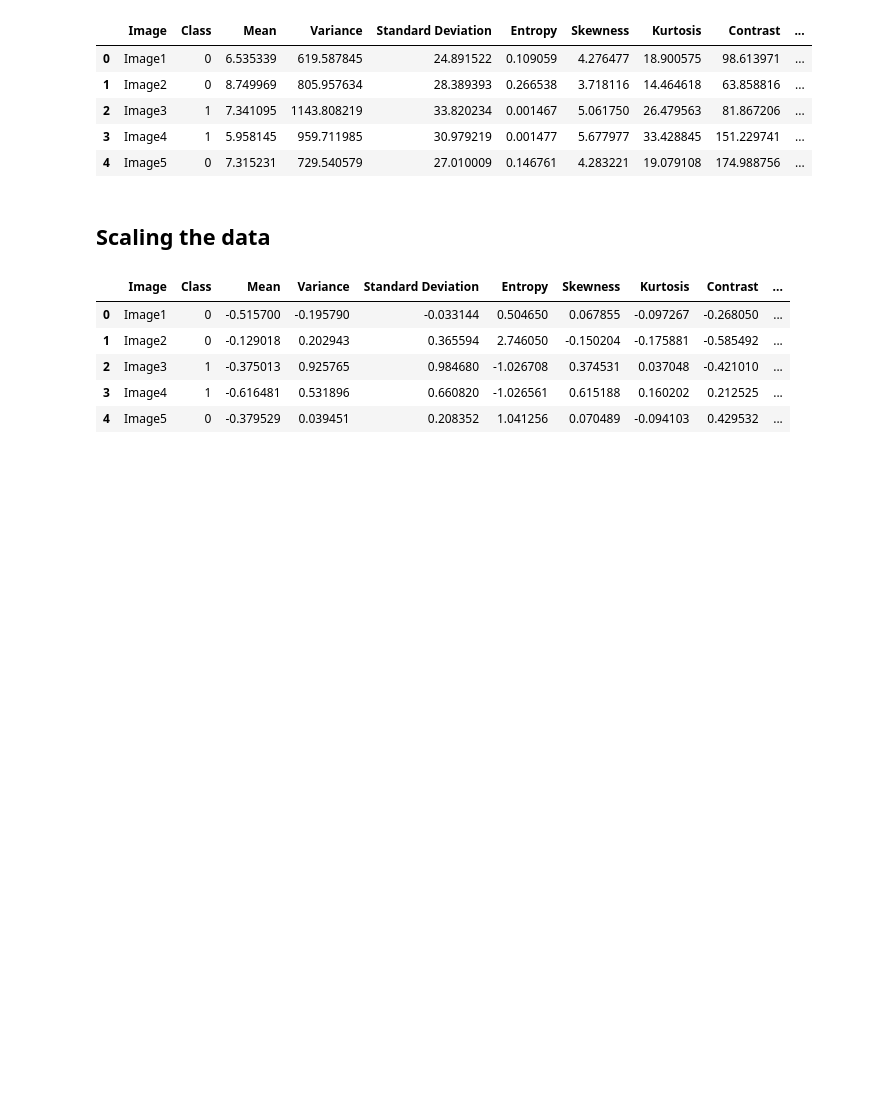
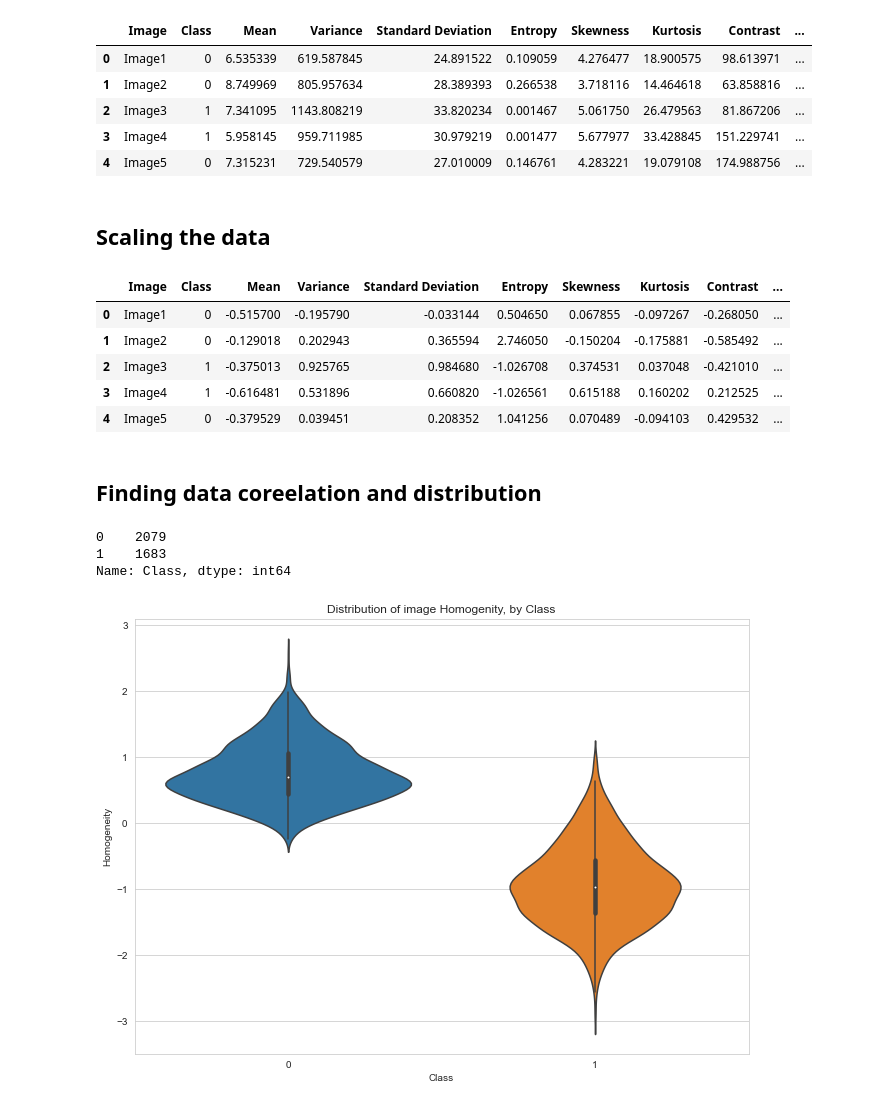
Before and after one commit to Ayush0607-create/Brain-Tumor-Detection, a Jupyter notebook: Notebook.ipynb, the cells around one changed output. Saved outputs shown, nothing was run; the diff lists cells and outputs as text; code cells hidden in the pictures; blank space fills up the shorter version.

```diff
--- a/Notebook.ipynb
+++ b/Notebook.ipynb
@@ -51,3 +52,19 @@ data.head()
 | 2 | Image3 | 1 | -0.375013 | 0.925765 | 0.984680 | -1.026708 | 0.374531 | 0.037048 | -0.421010 | ... |
 | 3 | Image4 | 1 | -0.616481 | 0.531896 | 0.660820 | -1.026561 | 0.615188 | 0.160202 | 0.212525 | ... |
 | 4 | Image5 | 0 | -0.379529 | 0.039451 | 0.208352 | 1.041256 | 0.070489 | -0.094103 | 0.429532 | ... |
+# %% [markdown]
+## Finding data coreelation and distribution
+# %%
+y=data['Class']
+y.value_counts()
+# %% [output]
+0    2079
+1    1683
+Name: Class, dtype: int64
+# %%
+plt.figure(figsize=(11,8))
+sns.violinplot(x=y, y= data['Homogeneity'])
+plt.title("Distribution of image Homogenity, by Class")
+plt.show()
+# %% [output]
+[figure, added]
```
Also changed, not shown: parts of 3 cells of this notebook.
